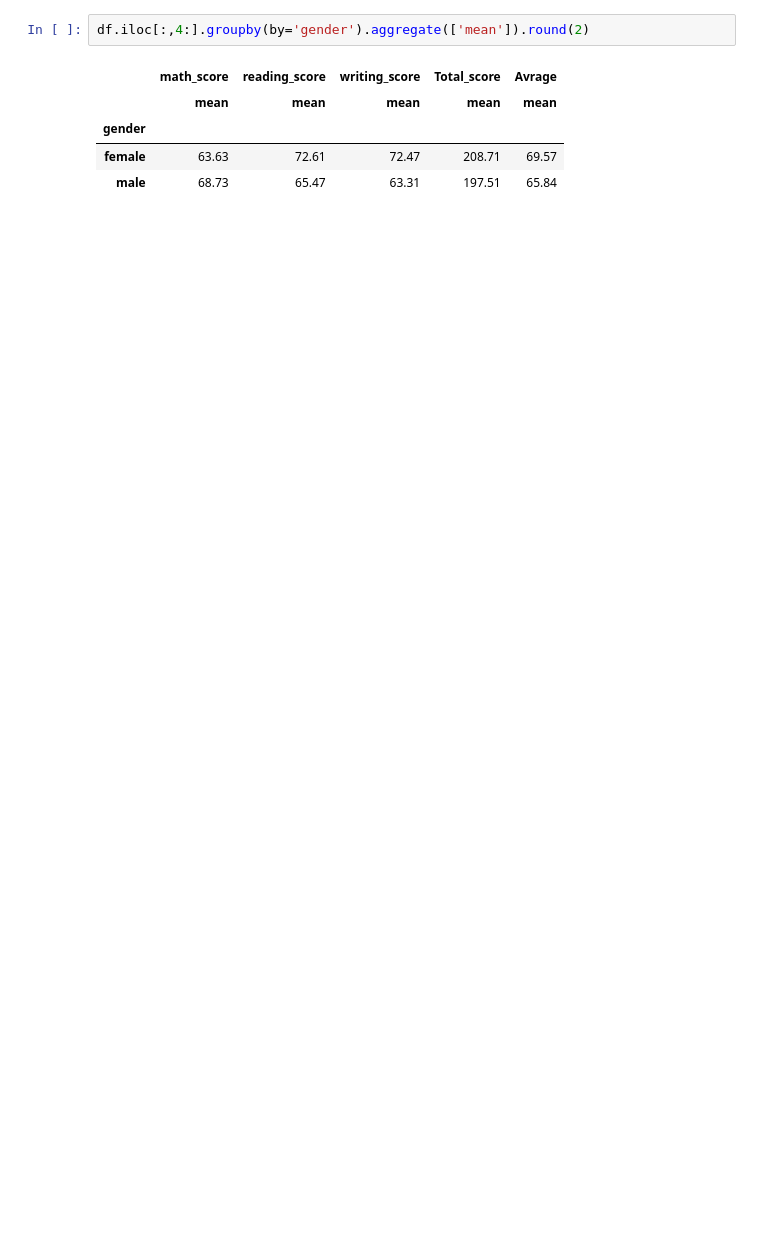
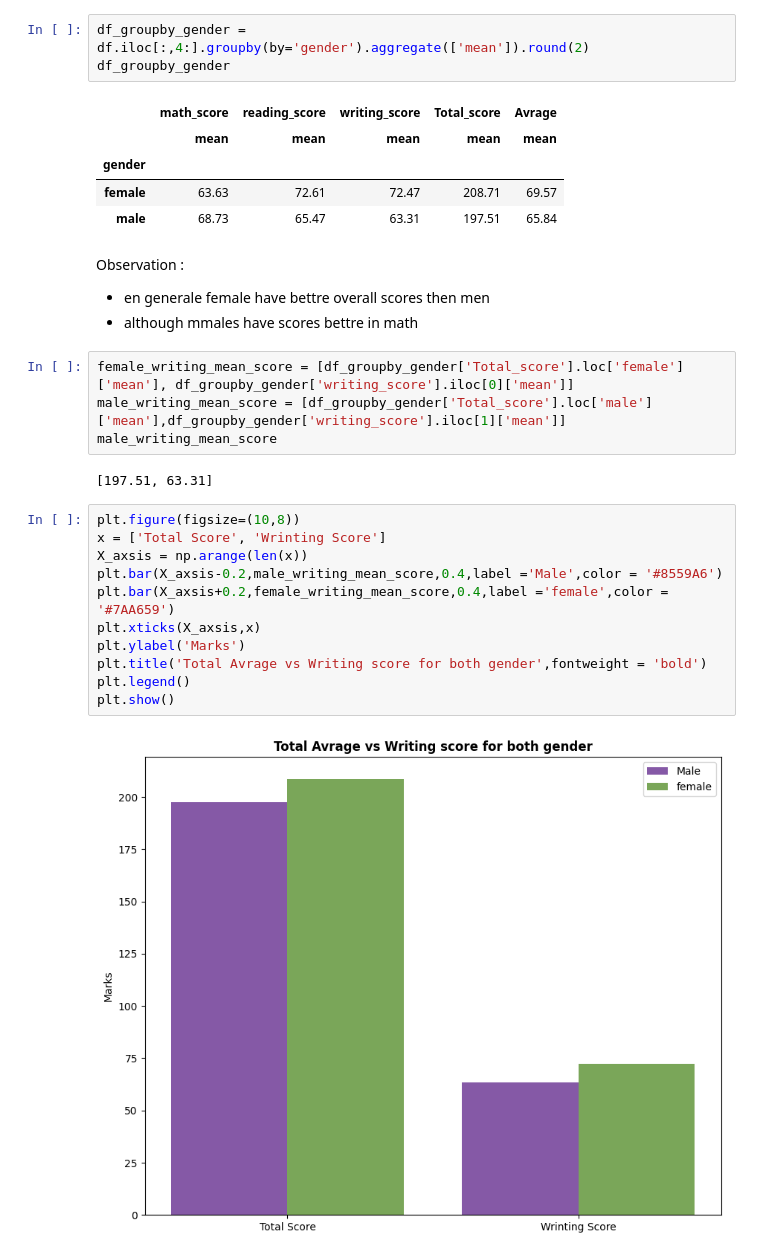
Before and after one commit to AkramMaouche/Full-ML-Project, a Jupyter notebook: Notbook/EDA Student Performance.ipynb, the cells around one changed output. Saved outputs shown, nothing was run; the diff lists cells and outputs as text; blank space fills up the shorter version.

```diff
--- a/Notbook/EDA Student Performance.ipynb
+++ b/Notbook/EDA Student Performance.ipynb
@@ -438,10 +430,34 @@ observation:
 # %%
 df = df.reindex(columns=['race_ethnicity','parental_level_of_education','lunch','test_preparation_course','gender','math_score','reading_score','writing_score','Total_score','Avrage'])
 # %%
-df.iloc[:,4:].groupby(by='gender').aggregate(['mean']).round(2)
+df_groupby_gender = df.iloc[:,4:].groupby(by='gender').aggregate(['mean']).round(2)
+df_groupby_gender
 # %% [output]
 |  | math_score | reading_score | writing_score | Total_score | Avrage |
 |  | mean | mean | mean | mean | mean |
 | gender |  |  |  |  |  |
 | female | 63.63 | 72.61 | 72.47 | 208.71 | 69.57 |
 | male | 68.73 | 65.47 | 63.31 | 197.51 | 65.84 |
+# %% [markdown]
+Observation :
+* en generale female have bettre overall scores then men
+* although mmales have scores bettre in math
+# %%
+female_writing_mean_score = [df_groupby_gender['Total_score'].loc['female']['mean'], df_groupby_gender['writing_score'].iloc[0]['mean']]
+male_writing_mean_score = [df_groupby_gender['Total_score'].loc['male']['mean'],df_groupby_gender['writing_score'].iloc[1]['mean']]
+male_writing_mean_score
+# %% [output]
+[197.51, 63.31]
+# %%
+plt.figure(figsize=(10,8))
+x = ['Total Score', 'Wrinting Score']
+X_axsis = np.arange(len(x))
+plt.bar(X_axsis-0.2,male_writing_mean_score,0.4,label ='Male',color = '#8559A6')
+plt.bar(X_axsis+0.2,female_writing_mean_score,0.4,label ='female',color = '#7AA659')
+plt.xticks(X_axsis,x)
+plt.ylabel('Marks')
+plt.title('Total Avrage vs Writing score for both gender',fontweight = 'bold')
+plt.legend()
+plt.show()
+# %% [output]
+[figure, added]
```
Also changed, not shown: parts of 27 cells of this notebook, 1 other file.
